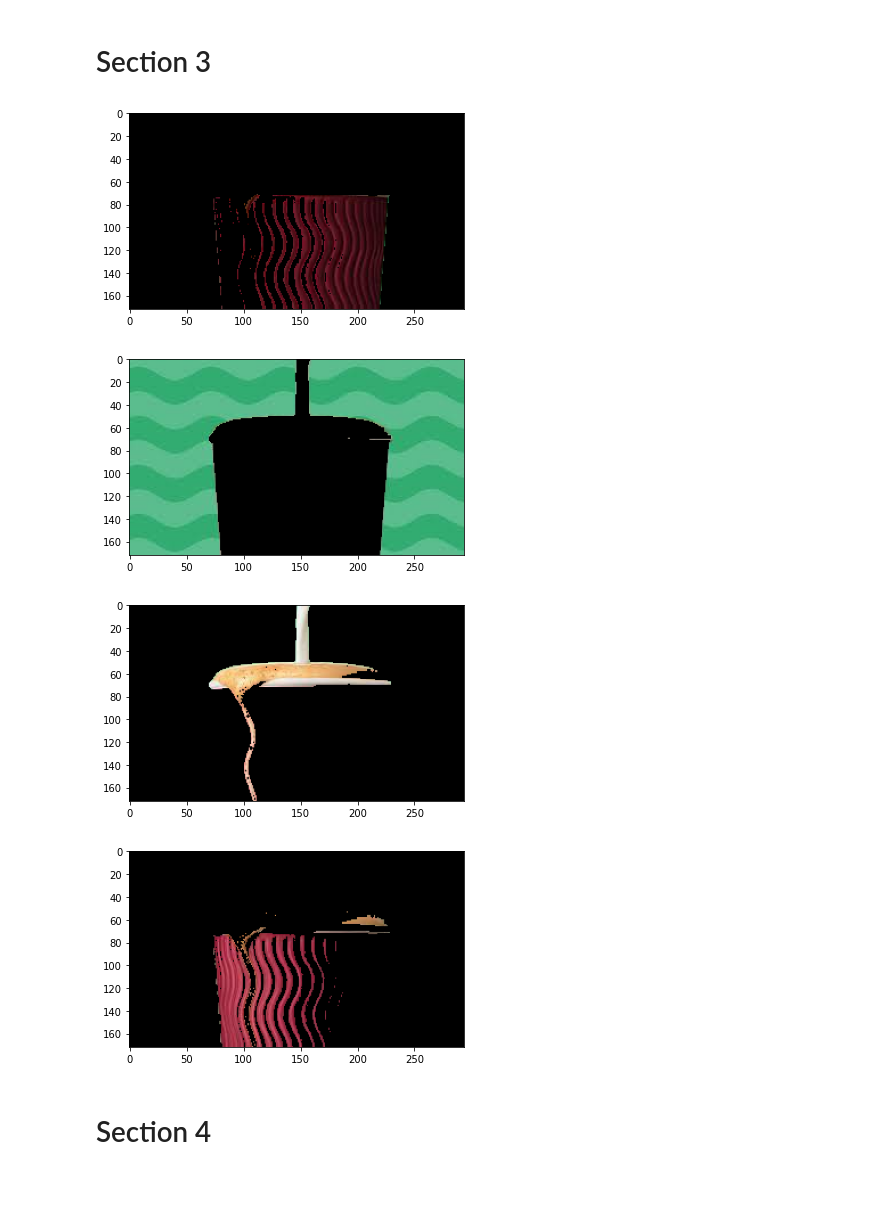
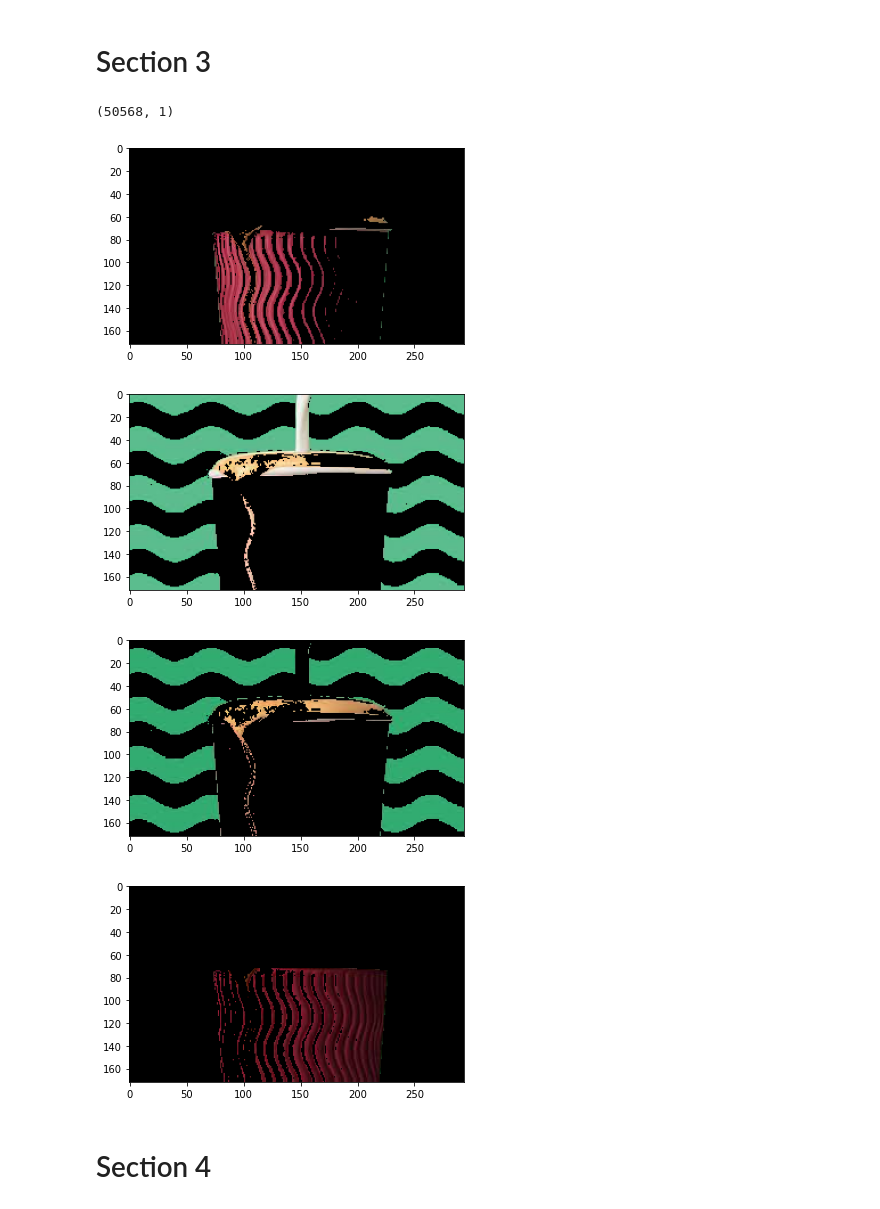
Before and after one commit to seif7666/OpenCV-Sessions, a Jupyter notebook: Session2/Session2.ipynb, the cells around one changed output. Cells and saved outputs as stored; diff of their text form; code cells hidden in the pictures.

```diff
--- a/Session2/Session2.ipynb
+++ b/Session2/Session2.ipynb
@@ -73,23 +73,26 @@ cap.release()
 # %%
 import cv2 as cv
 def getKmeans(clusters, image:np.ndarray):
-    datapoints= image.reshape((-1,3)).astype(np.float32) # It is a colored image, so each pixel has 3 features
+    #rowsxheightxdepth
+    #2d array (columns: 3))
+    datapoints= image.reshape((-1,3))[:,0:2].astype(np.float32) # It is a colored image, so each pixel has 3 features
     criteria = (cv.TERM_CRITERIA_EPS + cv.TERM_CRITERIA_MAX_ITER, 10, 1.0)
-    ret,label,center=cv.kmeans(datapoints,clusters,None,criteria,10,cv.KMEANS_RANDOM_CENTERS)
+    _,label,center=cv.kmeans(datapoints,clusters,None,criteria,10,cv.KMEANS_RANDOM_CENTERS)
 #     print(ret)
-#     print(label)
+    print(label.shape)
 #     print(center)
     labels= label.reshape((image.shape[0],image.shape[1]))
     for i in range(center.shape[0]):
         new_image= image.copy()
         new_image[labels!=i]= np.uint8([0,0,0])
         display_img(new_image)
 getKmeans(4,cup)
 # %% [output]
+(50568, 1)
-[figure, old version]
+[figure, new version]
-[figure, old version]
+[figure, new version]
-[figure, old version]
+[figure, new version]
-[figure, old version]
+[figure, new version]
 # %% [markdown]
 # Section 4
 # %%
```
Also changed, not shown: 1 other file.
